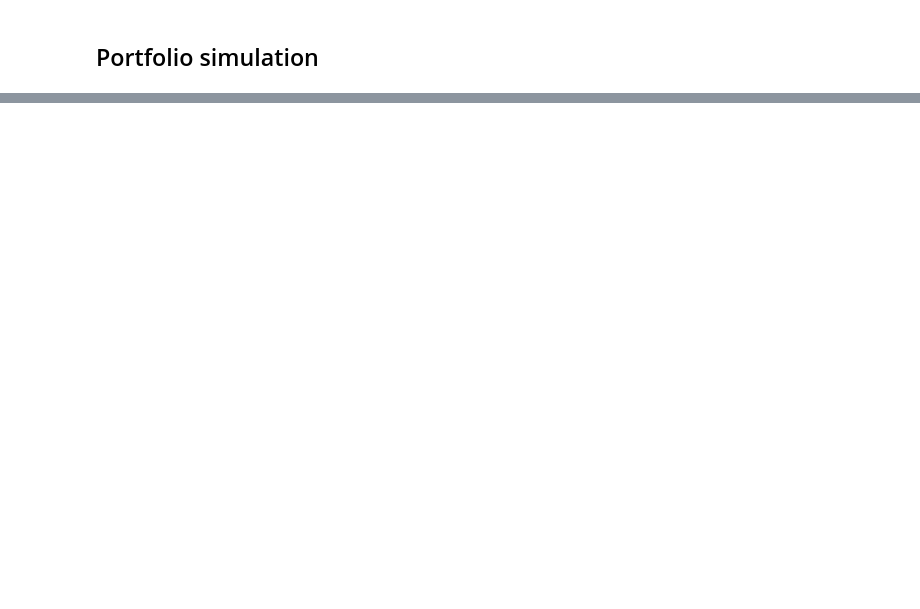
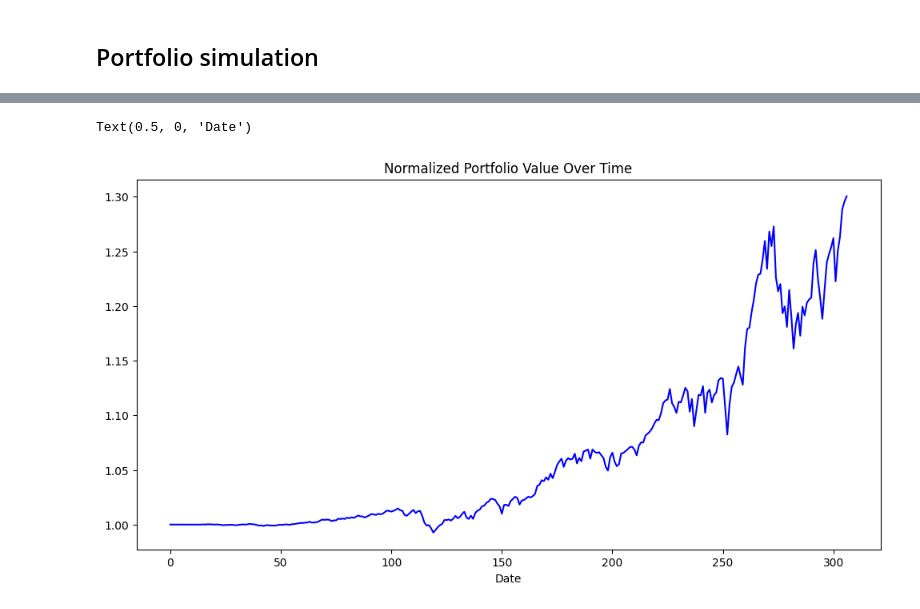
Before and after one commit to benherz/Masterarbeit, a Jupyter notebook: code/portfolio_simulation.ipynb, the cells around one changed output, grey strips where cells are left out. Cells and saved outputs as stored; diff of their text form; code cells hidden in the pictures; blank space fills up the shorter version.

```diff
--- a/code/portfolio_simulation.ipynb
+++ b/code/portfolio_simulation.ipynb
@@ -145,0 +151,12 @@ cik_prices.loc[:, 'date'] = cik_prices['date'].dt.to_timestamp()
+# %%
+# Initialize portfolio simulation
+llm_sim = PortfolioSimulation(initial_capital=start_capital)
+
+# Load data
+llm_sim.load_stock_prices(stock_prices)
+llm_sim.load_recommendations(llm_recommendations_final)
+
+# Run simulation
+llm_sim.simulate_trading()
+# %%
+llm_returns = llm_sim.calculate_monthly_returns()
@@ -145,0 +173,10 @@ cik_prices.loc[:, 'date'] = cik_prices['date'].dt.to_timestamp()
+# %%
+# plot start value over time
+import matplotlib.pyplot as plt
+plt.figure(figsize=(12, 6))
+plt.plot(llm_returns.index, llm_returns['normalized_start_value'], label='PF at start of month', color='blue')
+plt.title('Normalized Portfolio Value Over Time')
+plt.xlabel('Date')
+# %% [output]
+Text(0.5, 0, 'Date')
+[figure, added]
```
Also changed, not shown: parts of 47 cells of this notebook, 6 other files.
